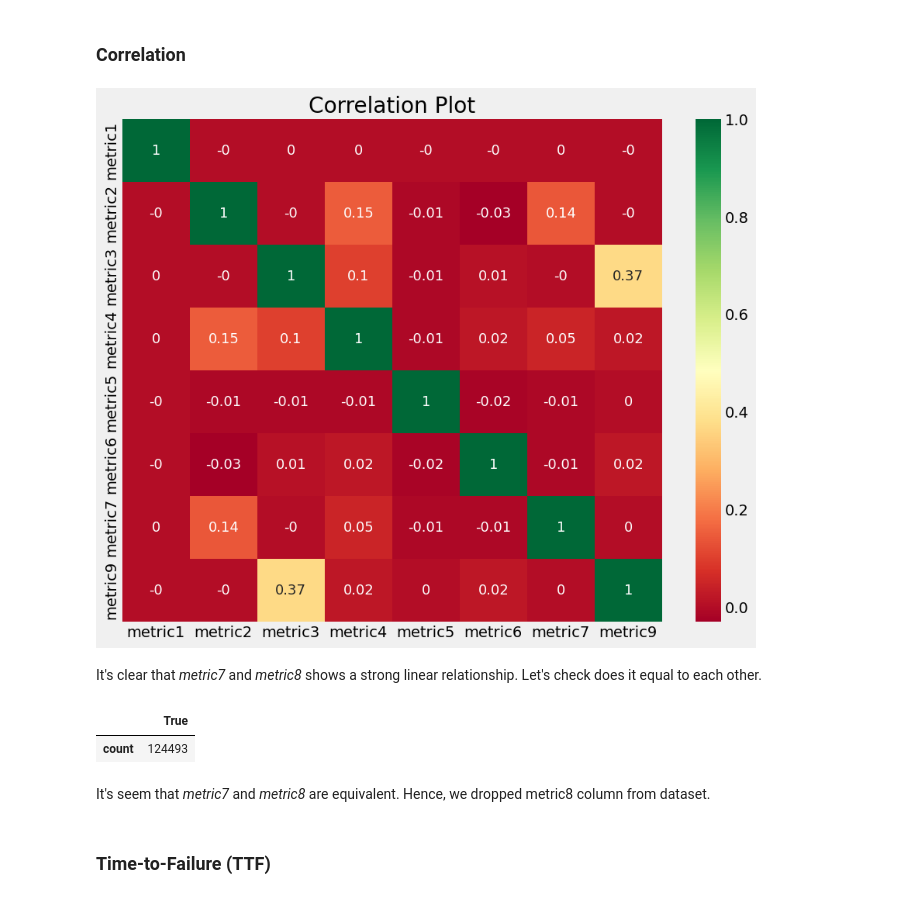
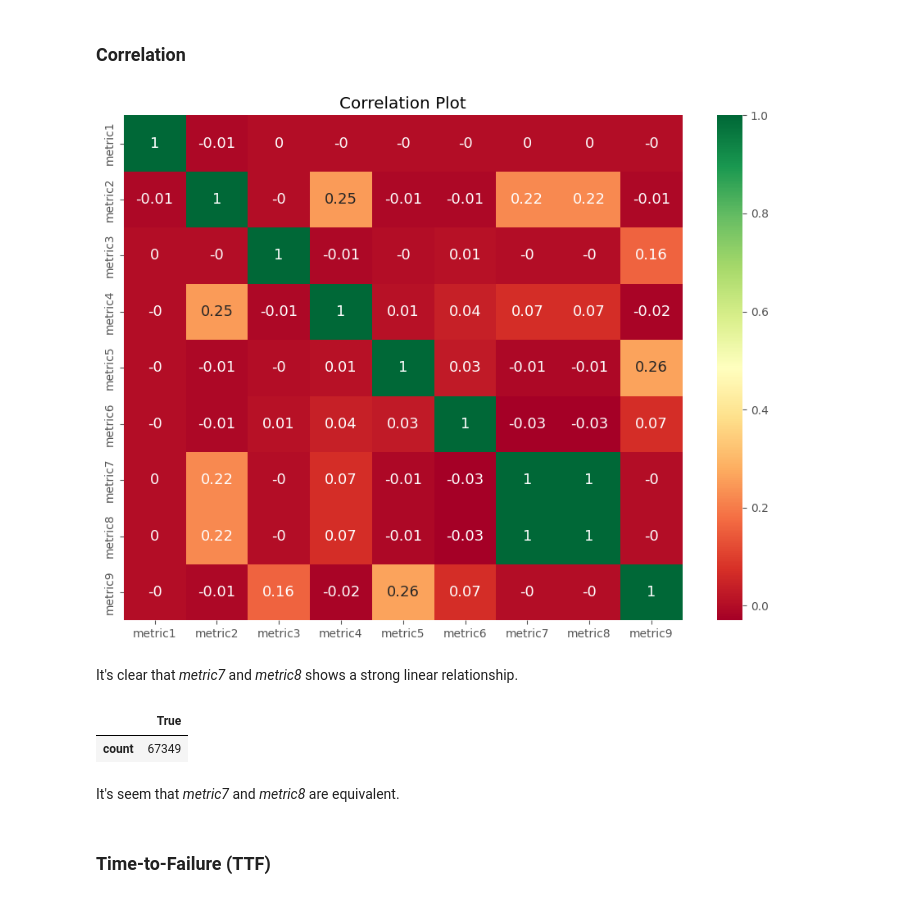
Before and after one commit to nrmzmh/our-learnings, a Jupyter notebook: K1_reliability_analysis.ipynb, the cells around one changed output. Cells and saved outputs as stored; diff of their text form; code cells hidden in the pictures.

```diff
--- a/K1_reliability_analysis.ipynb
+++ b/K1_reliability_analysis.ipynb
@@ -316,11 +436,11 @@ DatetimeIndex(['2015-10-28', '2015-11-01'], dtype='datetime64[ns]', freq=None)
 # %%
-# Are there any duplicates? One device should have unique timestamp.
-total_duplicates = df.duplicated(subset=["date", "device"], keep=False).sum()
-print(f"There are {total_duplicates} duplicates in dataset.")
+# Are there any duplicate? One device should have unique timestamp.
+total_duplicate = df_study.duplicated(subset=["date", "device"], keep=False).sum()
+print(f"There are {total_duplicate} duplicate.")
 
-if total_duplicates > 0:
-    display(df[df.duplicated(subset=["date", "device"], keep=False)])
-    df = df.drop_duplicates()
-    df = df.reset_index(drop=True)
-    print("Done drop duplicates.")
+if total_duplicate > 0:
+    display(df_study[df_study.duplicated(subset=["date", "device"], keep=False)])
+    df_study = df_study.drop_duplicates()
+    df_study = df_study.reset_index(drop=True)
+    print("Done drop duplicate.")
 # %% [output]
@@ -333,2 +448,18 @@ Done drop duplicates.
+# %%
+# Proprocess DataFrame into a non-repairable item.
+# Remove device that goes life after failure.
+list_failure_device = df_study[df_study["failure"] == 1]["device"].unique().tolist()
+
+max_date = df_study.groupby("device")["date"].max().reset_index()
+df_max_date = pd.merge(df_study, max_date, on=["device", "date"], how="inner")
+list_failure_max_date = df_max_date[df_max_date["failure"] == 1]["device"].tolist()
+
+list_diff_device = list(set(list_failure_device).difference(list_failure_max_date))
+df_diff = df_study[df_study["device"].isin(list_diff_device)]
+# df_diff[df_diff["failure"].where(df_diff["failure"] == 1).bfill(limit=1).ffill(limit=2).notnull()]
+
+for ix, row in df_max_date[df_max_date["device"].isin(list_diff_device)].iterrows():
+    if row["date"] < df_study["date"].max():
+        df_study = df_study[~(df_study["device"] == row["device"])]
 # %% [markdown]
 ### EDA
@@ -354,0 +466,9 @@ df.head(10)
+# %%
+# Create feature based on date.
+df_clean = df_study.sort_values(by=["device", "date"]).copy()
+df_clean.reset_index(inplace=True, drop=True)
+df_clean.loc[:, "month"] = df_clean.loc[:, "date"].dt.month
+df_clean.loc[:, "week_day"] = df_clean.loc[:, "date"].dt.weekday
+df_clean.loc[:, "week_day"] = df_clean.loc[:, "week_day"].replace(0, 7)
+df_clean.loc[:, "active_day"] = df_clean.loc[:, "date"] - df_clean["date"].min()
+df_clean
@@ -395,19 +540,20 @@ plt.show()
 # %% [markdown]
 ### Correlation
 # %%
-plt.figure(figsize=(10, 8))
-sns.heatmap(df.filter(like="metric", axis=1).corr().round(2), annot=True, cmap="RdYlGn", annot_kws={"size":13})
+plt.figure(figsize=(11, 8))
+sns.heatmap(df_clean.filter(like="metric", axis=1).corr().round(2), annot=True, cmap="RdYlGn", annot_kws={"size":13})
 plt.title("Correlation Plot")
 plt.show()
 # %% [output]
-[figure, old version]
+[figure, new version]
 # %% [markdown]
-It's clear that *metric7* and *metric8* shows a strong linear relationship. Let's check does it equal to each other.
+It's clear that *metric7* and *metric8* shows a strong linear relationship.
-# %%
-pd.DataFrame((df["metric7"] == df["metric8"]).value_counts()).T
-# %% [output]
-|  | True |
-| count | 124493 |
+# %%
+# Check does values in "metric7" and "metric8" equal to each other.
+pd.DataFrame((df_clean["metric7"] == df_clean["metric8"]).value_counts()).T
+# %% [output]
+|  | True |
+| count | 67349 |
 # %% [markdown]
-It's seem that *metric7* and *metric8* are equivalent. Hence, we dropped metric8 column from dataset.
+It's seem that *metric7* and *metric8* are equivalent.
 # %%
```
Also changed, not shown: parts of 38 cells of this notebook.
